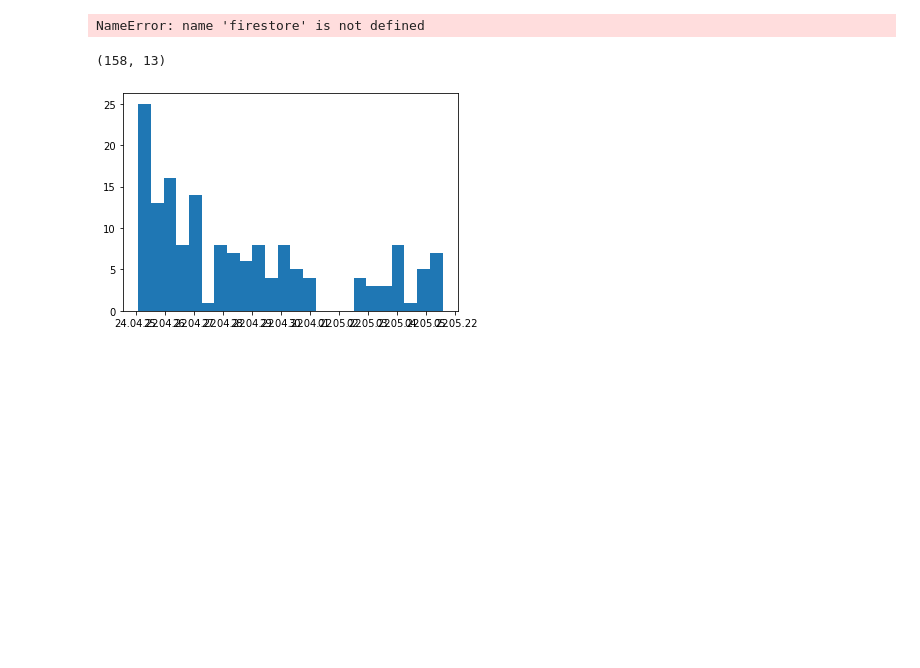
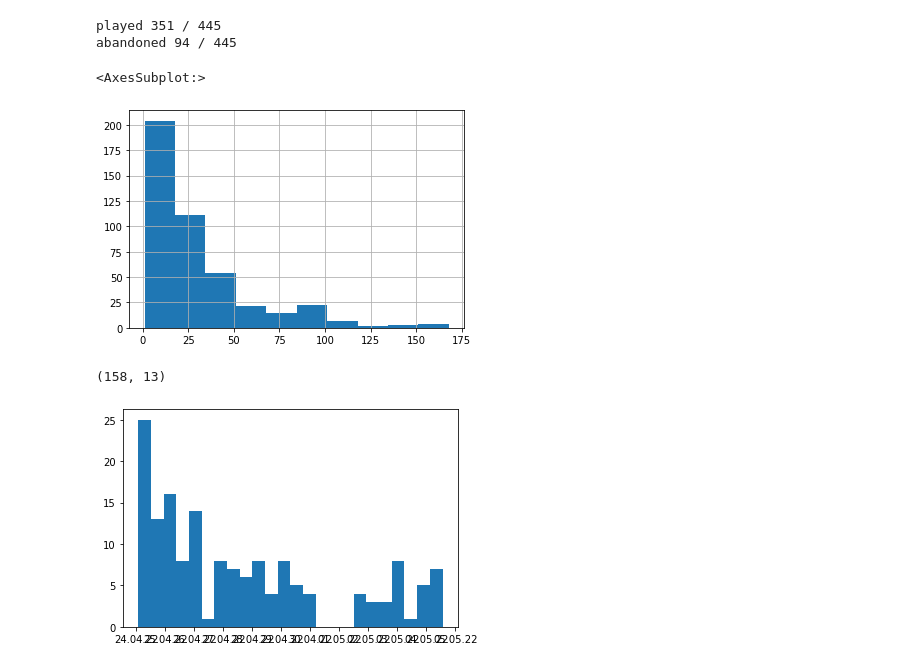
Before and after one commit to FXZFun/gram-jam, a Jupyter notebook: analytics/charts.ipynb, the cells around one changed output. Saved outputs shown, nothing was run; the diff lists cells and outputs as text; code cells hidden in the pictures; blank space fills up the shorter version.

```diff
--- a/analytics/charts.ipynb
+++ b/analytics/charts.ipynb
@@ -16,6 +16,8 @@ client = create_client(
   'eyJhbGciOiJIUzI1NiIsInR5cCI6IkpXVCJ9.eyJpc3MiOiJzdXBhYmFzZSIsInJlZiI6ImRvaHlzYnl3cHZxaWVvdml0YXd0Iiwicm9sZSI6ImFub24iLCJpYXQiOjE2NTI0ODcwMTQsImV4cCI6MTk2ODA2MzAxNH0.rYFZrXwMUOhgnzhnVBRaMb3i9ZGatErKkWSZYN9RZAg',
 )
 # %%
+from datetime import datetime
+
 db = firestore.client()
 
 leaderboard = db.collection('leaderboard')
@@ -23,16 +25,24 @@ docs = leaderboard.stream()
 #df = pd.DataFrame(d.to_dict() for d in docs)
 #df.to_csv('leaderboard.csv')
 
+def format_date(d):
+    if isinstance(d, datetime):
+        return d.isoformat()
+    else:
+        return d
+
 for d in docs:
+    d = d.to_dict()
+    print(d)
     client.table('leaderboard').insert({
-      'date': d['date'],
-      'id': uuid4(),
-      'game_id': d['gameId'],
-      'user_name': d['userName'],
+      'date': format_date(d['date']),
+      'id': str(uuid4()),
+      'gameId': d.get('gameId', str(uuid4())),
+      'userName': d['name'],
       'score': d['score'],
-      'best_streak': d['bestStreak'],
-      'best_word': d['bestWord'],
-      'num_words': d['numWords'],
-      'num_turns': d['turns'],
-      'best_chain': d['bestChain'],
+      'bestStreak': d['bestStreak'],
+      'bestWord': d['bestWord'],
+      'numWords': d.get('numWords', 0),
+      'numTurns': d['turns'],
+      'bestChain': d['bestChain'],
     }).execute()
@@ -39,20 +67,25 @@ for d in docs:
 # %%
 %matplotlib inline
 
 db = firestore.client()
 
 analytics = db.collection('analytics')
 
 docs = analytics.stream()
 df = pd.DataFrame(d.to_dict() for d in docs)
 df = df[df['abandoned'] != True]
 
 print('played', len(df) - df['abandoned'].count(), '/', len(df))
 print('abandoned', df['abandoned'].count(), '/', len(df))
 
 df['turns'][df['turns'] > 0].hist()
+
+df.to_csv('analytics.csv')
 # %% [output]
-NameError: name 'firestore' is not defined
+played 351 / 445
+abandoned 94 / 445
+<AxesSubplot:>
+[figure, added]
 # %%
 import matplotlib.dates as mdates
 print(df.shape)
```
Also changed, not shown: parts of 1 cell of this notebook, 22 other files.
